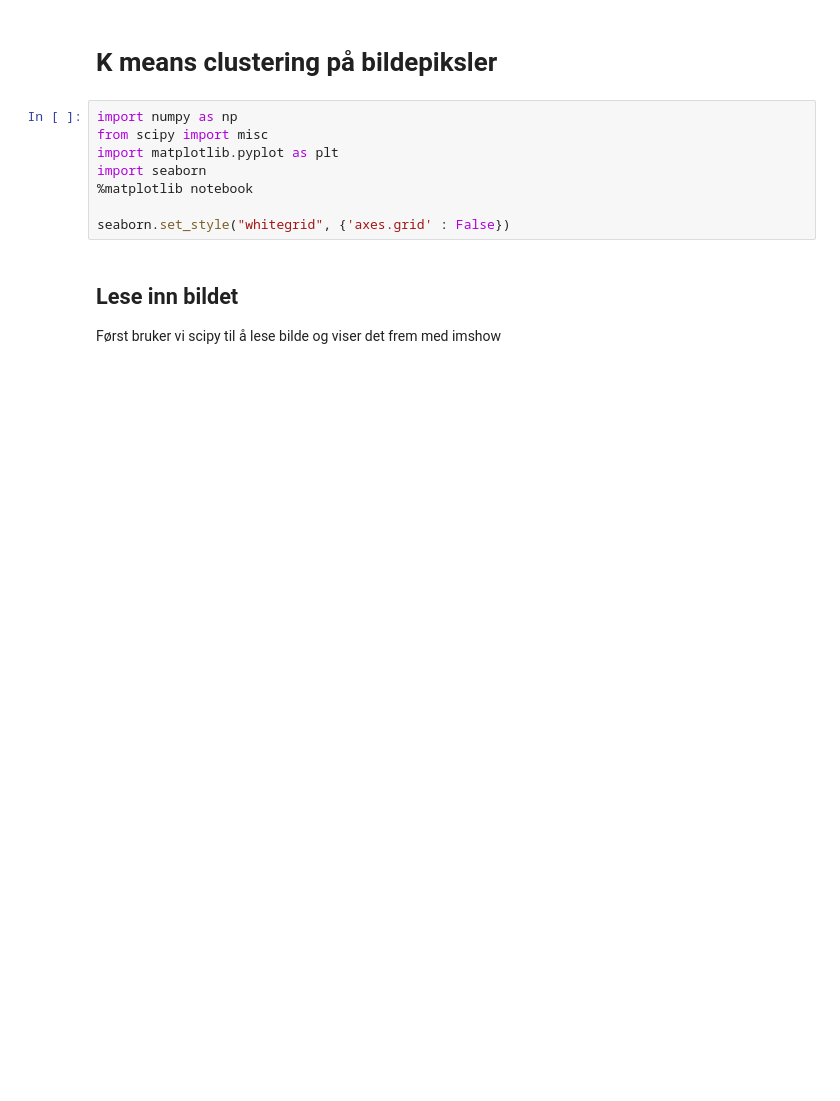
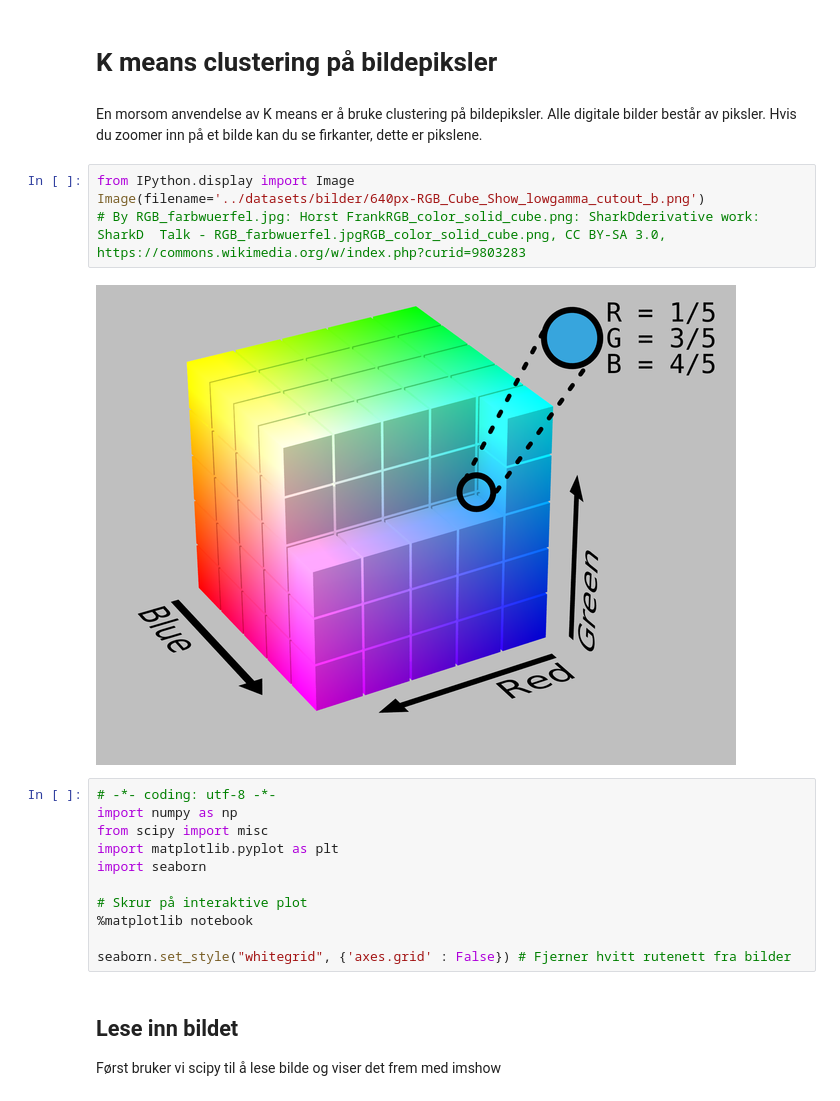
Before and after one commit to MarieRoald/MLkurs, a Jupyter notebook: notebooks/KmeansImage.ipynb, the cells around one changed output. Cells and saved outputs as stored; diff of their text form; blank space fills up the shorter version.

```diff
--- a/notebooks/KmeansImage.ipynb
+++ b/notebooks/KmeansImage.ipynb
@@ -1,13 +1,24 @@
 # %% [markdown]
 # K means clustering på bildepiksler
+# %% [markdown]
+En morsom anvendelse av K means er å bruke clustering på bildepiksler. Alle digitale bilder består av piksler. Hvis du zoomer inn på et bilde kan du se firkanter, dette er pikslene.
+# %%
+from IPython.display import Image
+Image(filename='../datasets/bilder/640px-RGB_Cube_Show_lowgamma_cutout_b.png')
+# By RGB_farbwuerfel.jpg: Horst FrankRGB_color_solid_cube.png: SharkDderivative work: SharkD  Talk - RGB_farbwuerfel.jpgRGB_color_solid_cube.png, CC BY-SA 3.0, https://commons.wikimedia.org/w/index.php?curid=9803283
+# %% [output]
+[figure, added]
 # %%
+# -*- coding: utf-8 -*-
 import numpy as np
 from scipy import misc
 import matplotlib.pyplot as plt
 import seaborn
+
+# Skrur på interaktive plot
 %matplotlib notebook
 
-seaborn.set_style("whitegrid", {'axes.grid' : False})
+seaborn.set_style("whitegrid", {'axes.grid' : False}) # Fjerner hvitt rutenett fra bilder
 # %% [markdown]
 ## Lese inn bildet
 Først bruker vi scipy til å lese bilde og viser det frem med imshow
```
Also changed, not shown: parts of 3 cells of this notebook, 4 other files.
